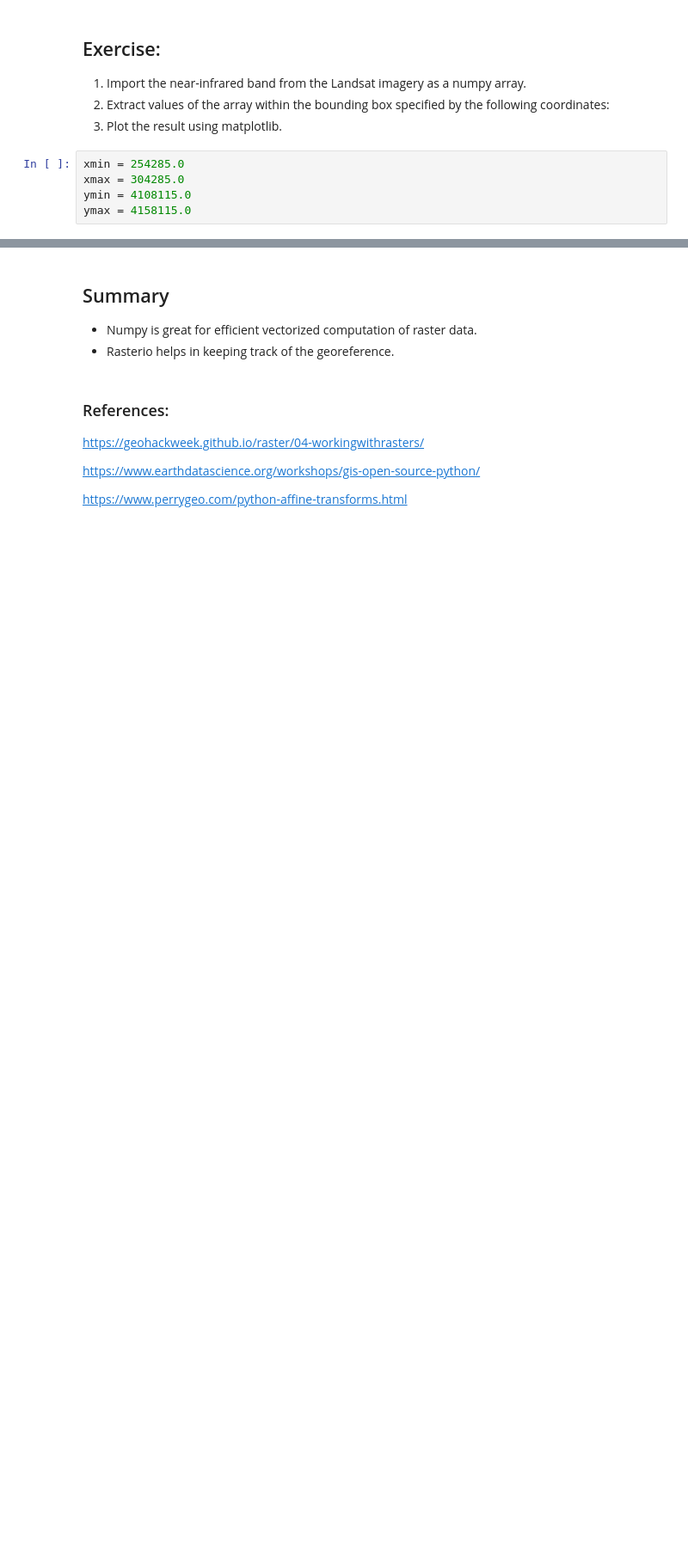
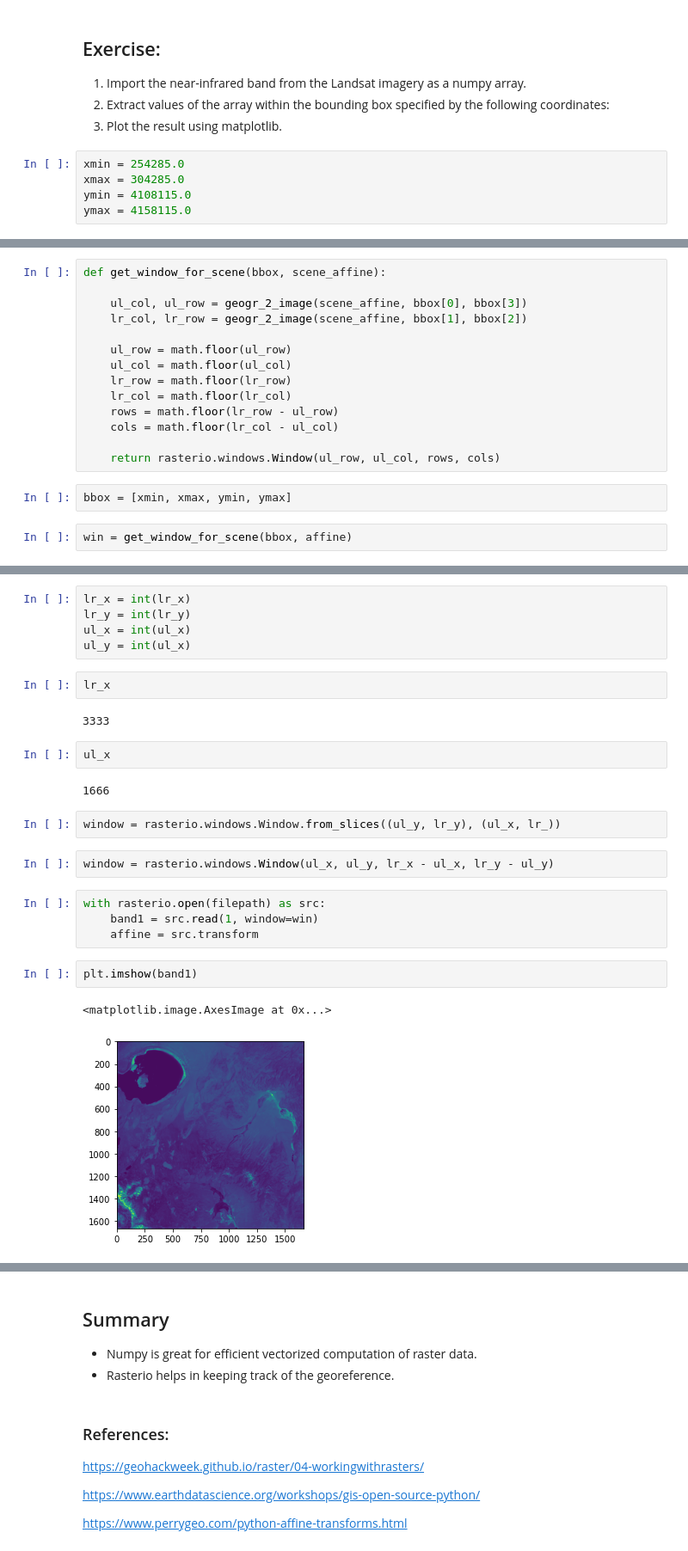
Before and after one commit to geoscripting/home, a Jupyter notebook: docs/course/assignment-2-part2/12-introduction-rasterio.ipynb, the cells around one changed output, grey strips where cells are left out. Shown at 86% size. Cells and saved outputs as stored; diff of their text form; blank space fills up the shorter version.

```diff
--- a/docs/course/assignment-2-part2/12-introduction-rasterio.ipynb
+++ b/docs/course/assignment-2-part2/12-introduction-rasterio.ipynb
@@ -136,0 +225,18 @@ ymax = 4158115.0
+# %%
+def get_window_for_scene(bbox, scene_affine):
+
+    ul_col, ul_row = geogr_2_image(scene_affine, bbox[0], bbox[3])
+    lr_col, lr_row = geogr_2_image(scene_affine, bbox[1], bbox[2])
+
+    ul_row = math.floor(ul_row)
+    ul_col = math.floor(ul_col)
+    lr_row = math.floor(lr_row)
+    lr_col = math.floor(lr_col)
+    rows = math.floor(lr_row - ul_row)
+    cols = math.floor(lr_col - ul_col)
+
+    return rasterio.windows.Window(ul_row, ul_col, rows, cols)
+# %%
+bbox = [xmin, xmax, ymin, ymax]
+# %%
+win = get_window_for_scene(bbox, affine)
@@ -136,0 +253,26 @@ ymax = 4158115.0
+# %%
+lr_x = int(lr_x)
+lr_y = int(lr_y)
+ul_x = int(ul_x)
+ul_y = int(ul_x)
+# %%
+lr_x
+# %% [output]
+3333
+# %%
+ul_x
+# %% [output]
+1666
+# %%
+window = rasterio.windows.Window.from_slices((ul_y, lr_y), (ul_x, lr_))
+# %%
+window = rasterio.windows.Window(ul_x, ul_y, lr_x - ul_x, lr_y - ul_y)
+# %%
+with rasterio.open(filepath) as src:
+    band1 = src.read(1, window=win)
+    affine = src.transform
+# %%
+plt.imshow(band1)
+# %% [output]
+<matplotlib.image.AxesImage at 0x...>
+[figure, added]
```
Also changed, not shown: parts of 24 cells of this notebook, 50 other files.
